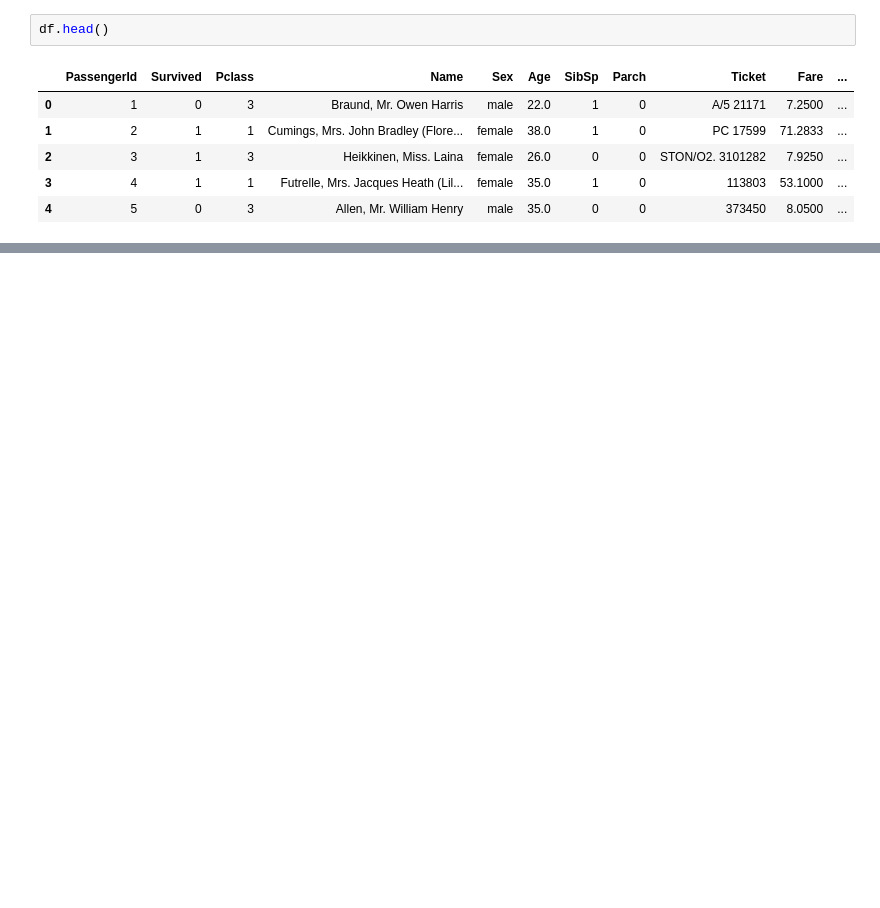
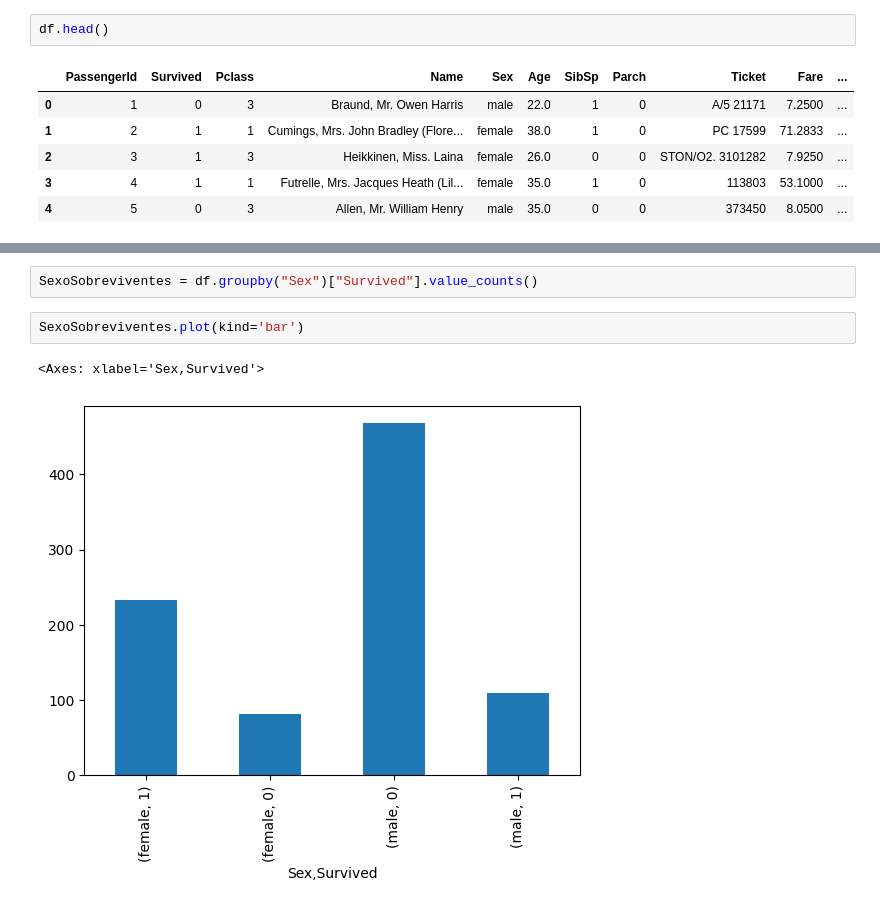
Before and after one commit to Lethiciasr/TITANIC---An-lise-de-dados, a Jupyter notebook: main.ipynb, the cells around one changed output, grey strips where cells are left out. Saved outputs shown, nothing was run; the diff lists cells and outputs as text; blank space fills up the shorter version.

```diff
--- a/main.ipynb
+++ b/main.ipynb
@@ -60,0 +101,7 @@ df.info
+# %%
+SexoSobreviventes = df.groupby("Sex")["Survived"].value_counts()
+# %%
+SexoSobreviventes.plot(kind='bar')
+# %% [output]
+<Axes: xlabel='Sex,Survived'>
+[figure, added]
```
Also changed, not shown: parts of 40 cells of this notebook.
